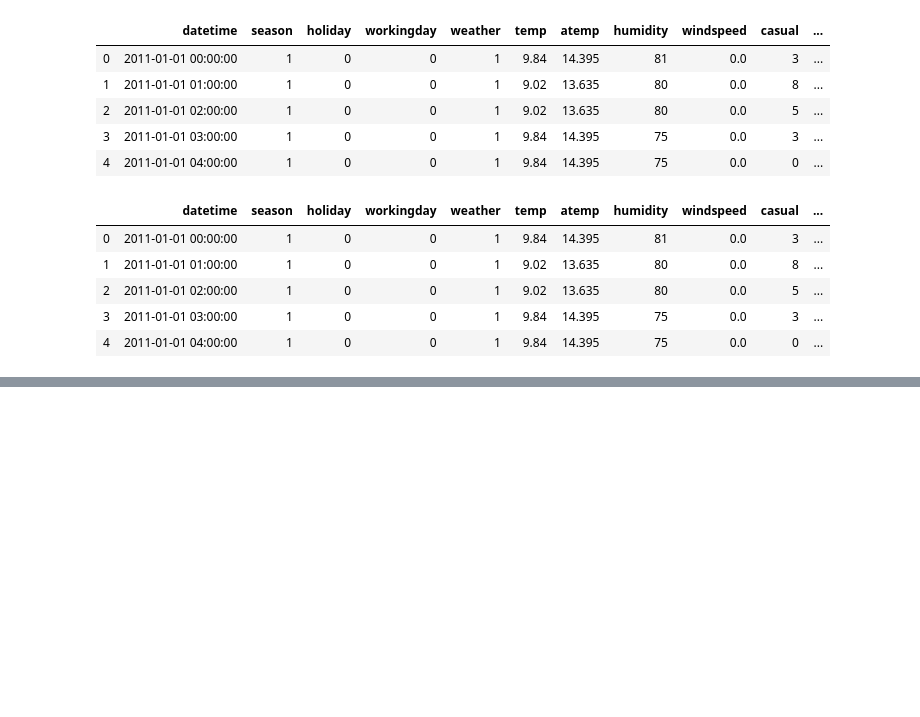
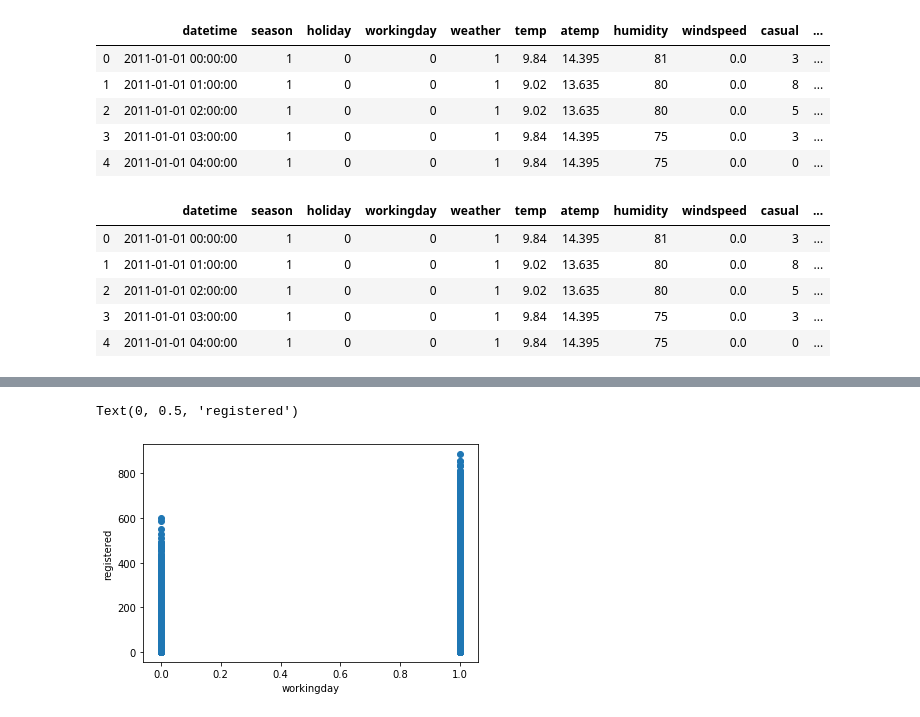
Before and after one commit to EdKsenia/AnalysisSem, a Jupyter notebook: Analis.ipynb, the cells around one changed output, grey strips where cells are left out. Cells and saved outputs as stored; diff of their text form; code cells hidden in the pictures; blank space fills up the shorter version.

```diff
--- a/Analis.ipynb
+++ b/Analis.ipynb
@@ -222,0 +208,8 @@ False
+# %%
+# статистика по рабочим/выходным дням недели для зарегестрированных пользователей
+plt.scatter(train['workingday'], train['registered'])
+plt.xlabel('workingday')
+plt.ylabel('registered')
+# %% [output]
+Text(0, 0.5, 'registered')
+[figure, added]
```
Also changed, not shown: parts of 8 cells of this notebook.
